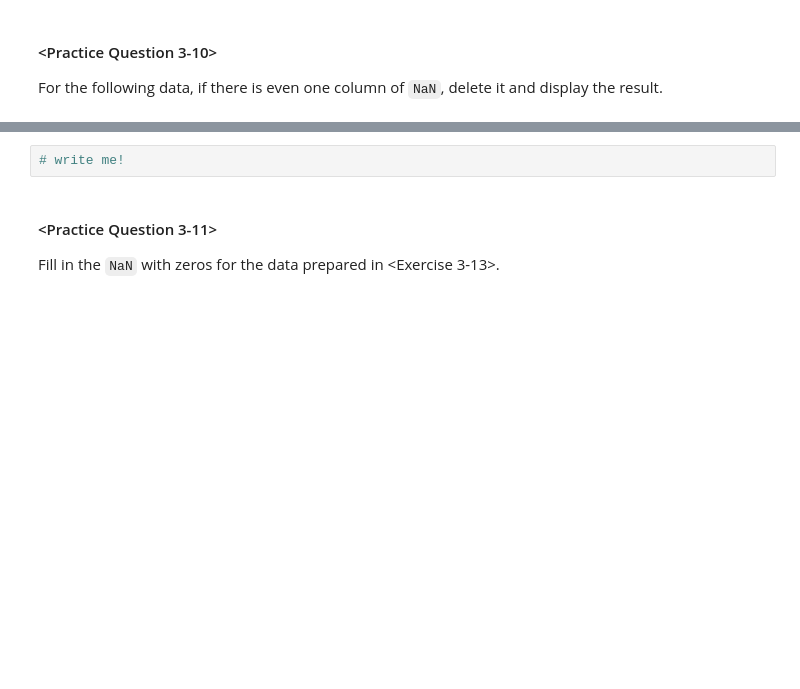
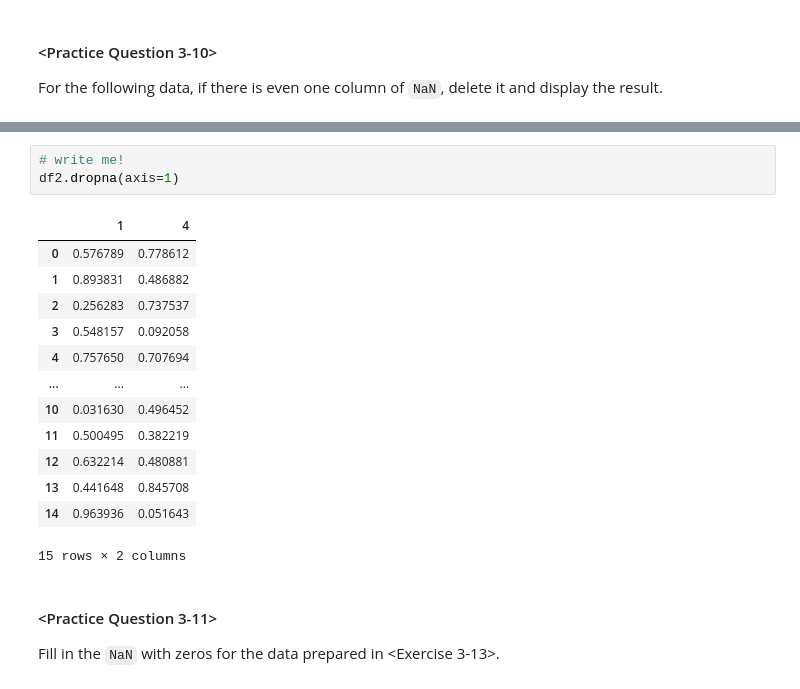
Before and after one commit to JasClaren/GCI-World-April-2026, a Jupyter notebook: lec3_notebook.ipynb, the cells around one changed output, grey strips where cells are left out. Drawn from its saved outputs; the diff is of its cells as text; blank space fills up the shorter version.

```diff
--- a/lec3_notebook.ipynb
+++ b/lec3_notebook.ipynb
@@ -1821,5 +1859,20 @@ df2
 # %%
 # write me!
+df2.dropna(axis=1)
+# %% [output]
+|  | 1 | 4 |
+| 0 | 0.576789 | 0.778612 |
+| 1 | 0.893831 | 0.486882 |
+| 2 | 0.256283 | 0.737537 |
+| 3 | 0.548157 | 0.092058 |
+| 4 | 0.757650 | 0.707694 |
+| ... | ... | ... |
+| 10 | 0.031630 | 0.496452 |
+| 11 | 0.500495 | 0.382219 |
+| 12 | 0.632214 | 0.480881 |
+| 13 | 0.441648 | 0.845708 |
+| 14 | 0.963936 | 0.051643 |
+15 rows × 2 columns
 # %% [markdown]
 #### <Practice Question 3-11>
 
```
Also changed, not shown: parts of 14 cells of this notebook.
